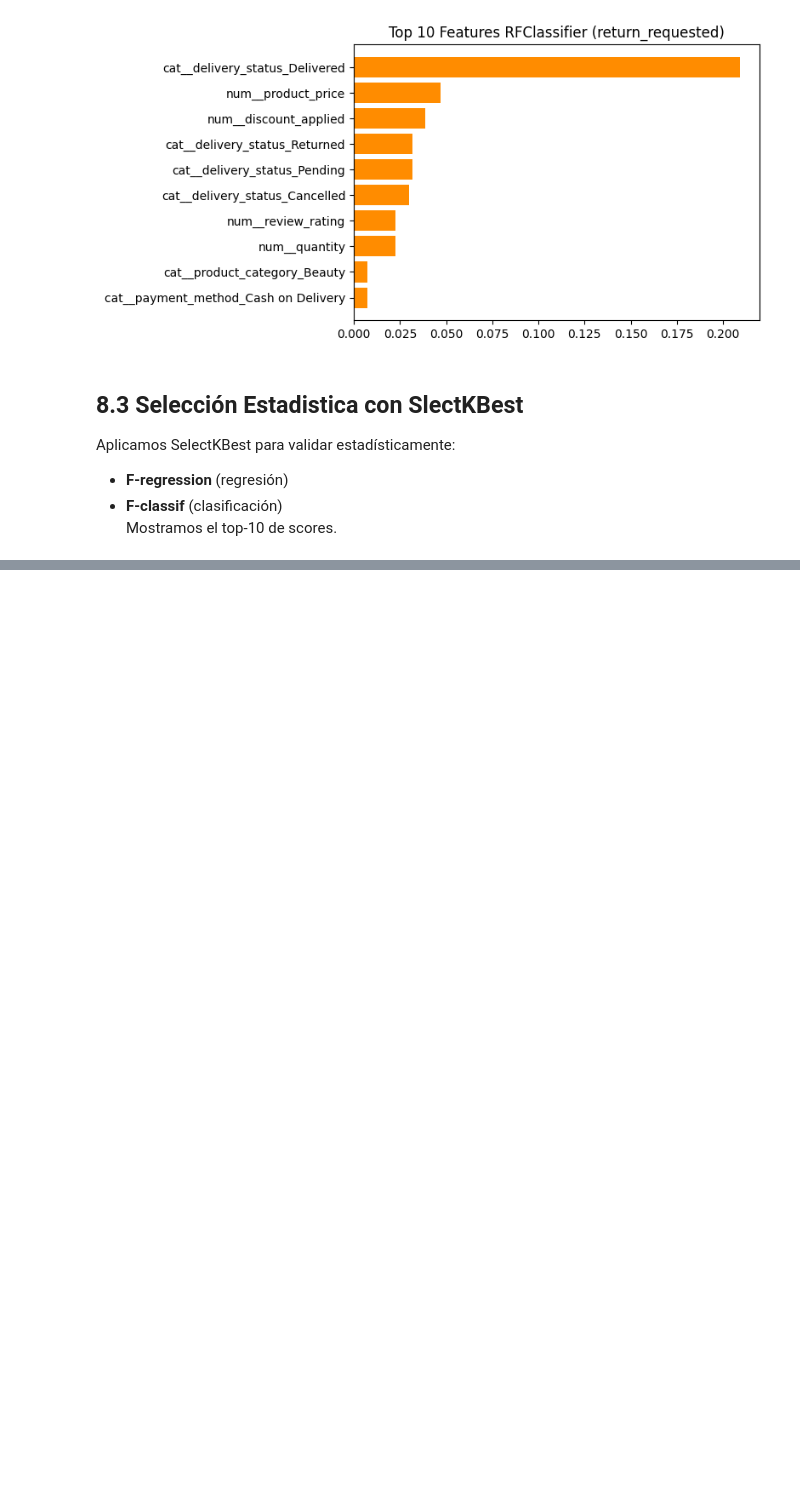
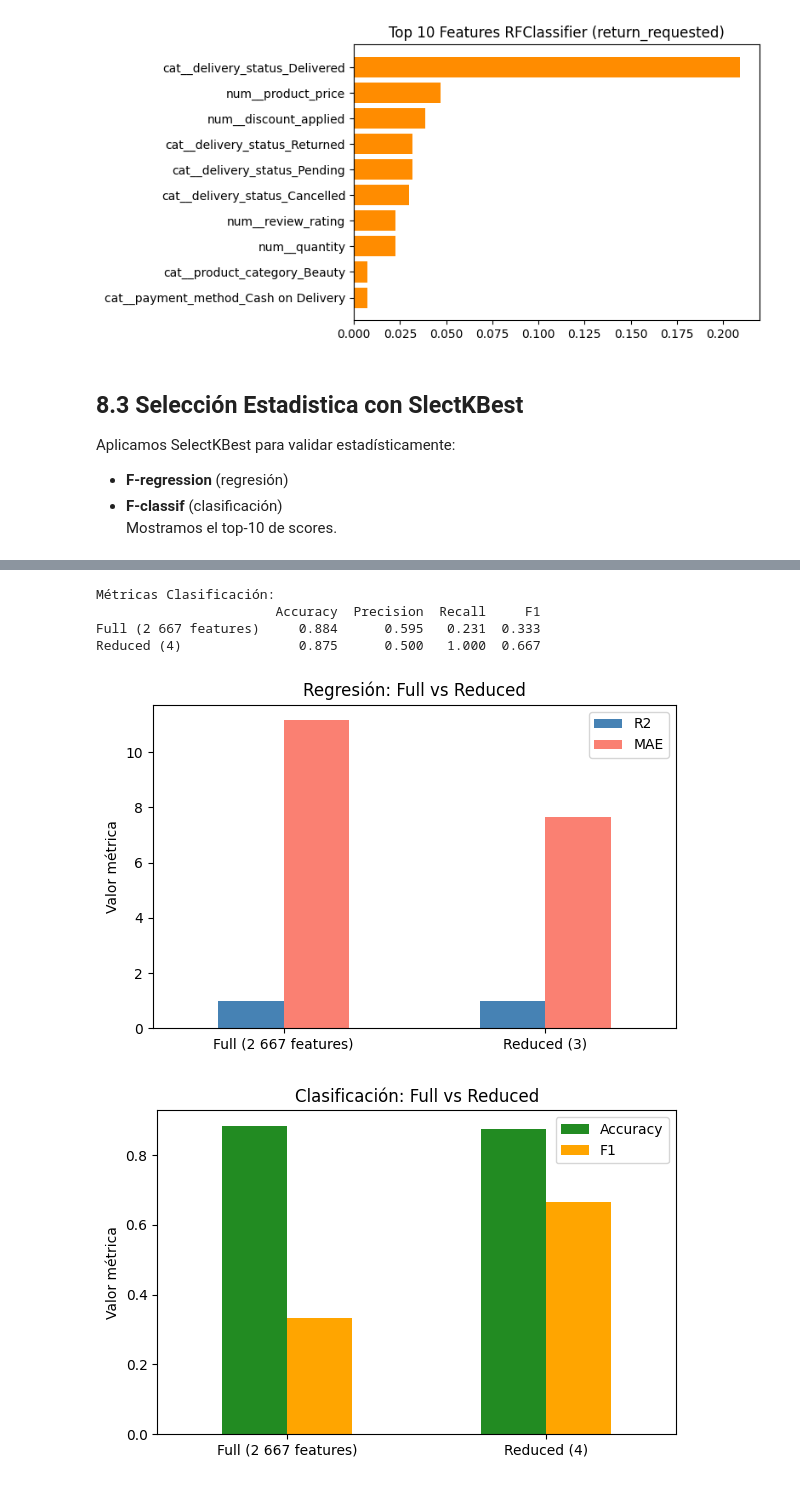
Before and after one commit to rgriveros/data-science-proyecto, a Jupyter notebook: notebooks/ProyectoParteIII_RiverosLobos.ipynb, the cells around one changed output, grey strips where cells are left out. Saved outputs shown, nothing was run; the diff lists cells and outputs as text; code cells hidden in the pictures; blank space fills up the shorter version.

```diff
--- a/notebooks/ProyectoParteIII_RiverosLobos.ipynb
+++ b/notebooks/ProyectoParteIII_RiverosLobos.ipynb
@@ -970,0 +1079,50 @@ Passing `palette` without assigning `hue` is deprecated and will be removed in v
+# %%
+from sklearn.ensemble import RandomForestClassifier
+from sklearn.metrics import accuracy_score, precision_score, recall_score, f1_score
+
+# Función auxiliar para clasificador
+def eval_classifier(X_tr, y_tr, X_te, y_te):
+    model = RandomForestClassifier(n_estimators=100, random_state=42)
+    model.fit(X_tr, y_tr)
+    y_pred = model.predict(X_te)
+    return {
+        'Accuracy': accuracy_score(y_te, y_pred),
+        'Precision': precision_score(y_te, y_pred),
+        'Recall': recall_score(y_te, y_pred),
+        'F1': f1_score(y_te, y_pred)
+    }
+
+# Evaluación full vs reduced
+metrics_clf_full = eval_classifier(X_train_c_full, y_train_c, X_test_c_full, y_test_c)
+metrics_clf_red  = eval_classifier(X_train_c_red,  y_train_c, X_test_c_red,  y_test_c)
+
+df_metrics_clf = pd.DataFrame([metrics_clf_full, metrics_clf_red],
+                              index=['Full (2 667 features)', f'Reduced ({len(reduced_clf)})'])
+print("\nMétricas Clasificación:")
+print(df_metrics_clf.round(3).to_string())
+# %% [output]
+Métricas Clasificación:
+                       Accuracy  Precision  Recall     F1
+Full (2 667 features)     0.884      0.595   0.231  0.333
+Reduced (4)               0.875      0.500   1.000  0.667
+# %%
+import matplotlib.pyplot as plt
+
+# Regresión: R2 y MAE comparados
+df_metrics_reg[['R2','MAE']].plot.bar(figsize=(6,4), color=['steelblue','salmon'])
+plt.title('Regresión: Full vs Reduced')
+plt.ylabel('Valor métrica')
+plt.xticks(rotation=0)
+plt.tight_layout()
+plt.show()
+
+# Clasificación: Accuracy y F1 comparados
+df_metrics_clf[['Accuracy','F1']].plot.bar(figsize=(6,4), color=['forestgreen','orange'])
+plt.title('Clasificación: Full vs Reduced')
+plt.ylabel('Valor métrica')
+plt.xticks(rotation=0)
+plt.tight_layout()
+plt.show()
+# %% [output]
+[figure, added]
+[figure, added]
```
Also changed, not shown: parts of 26 cells of this notebook.
